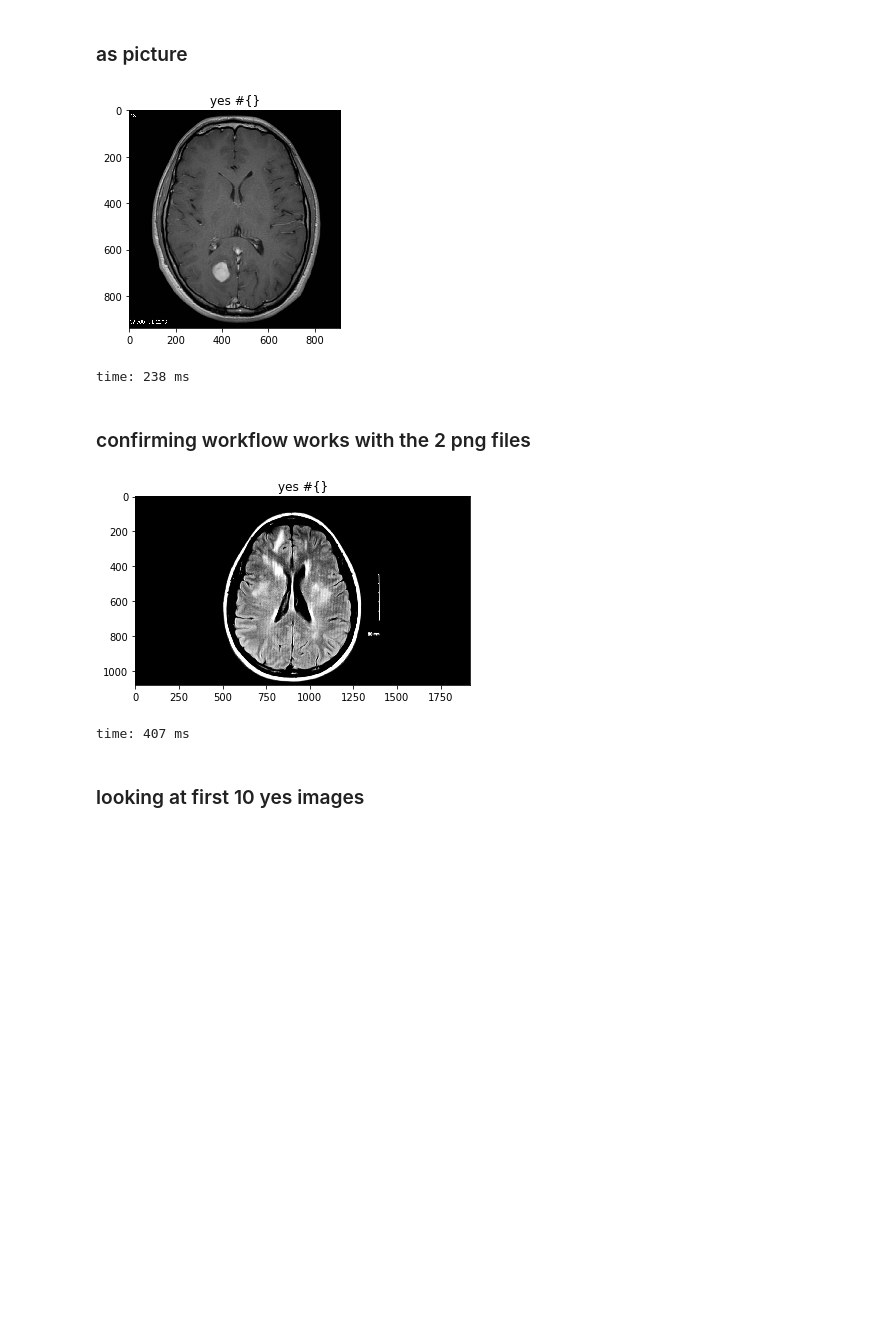
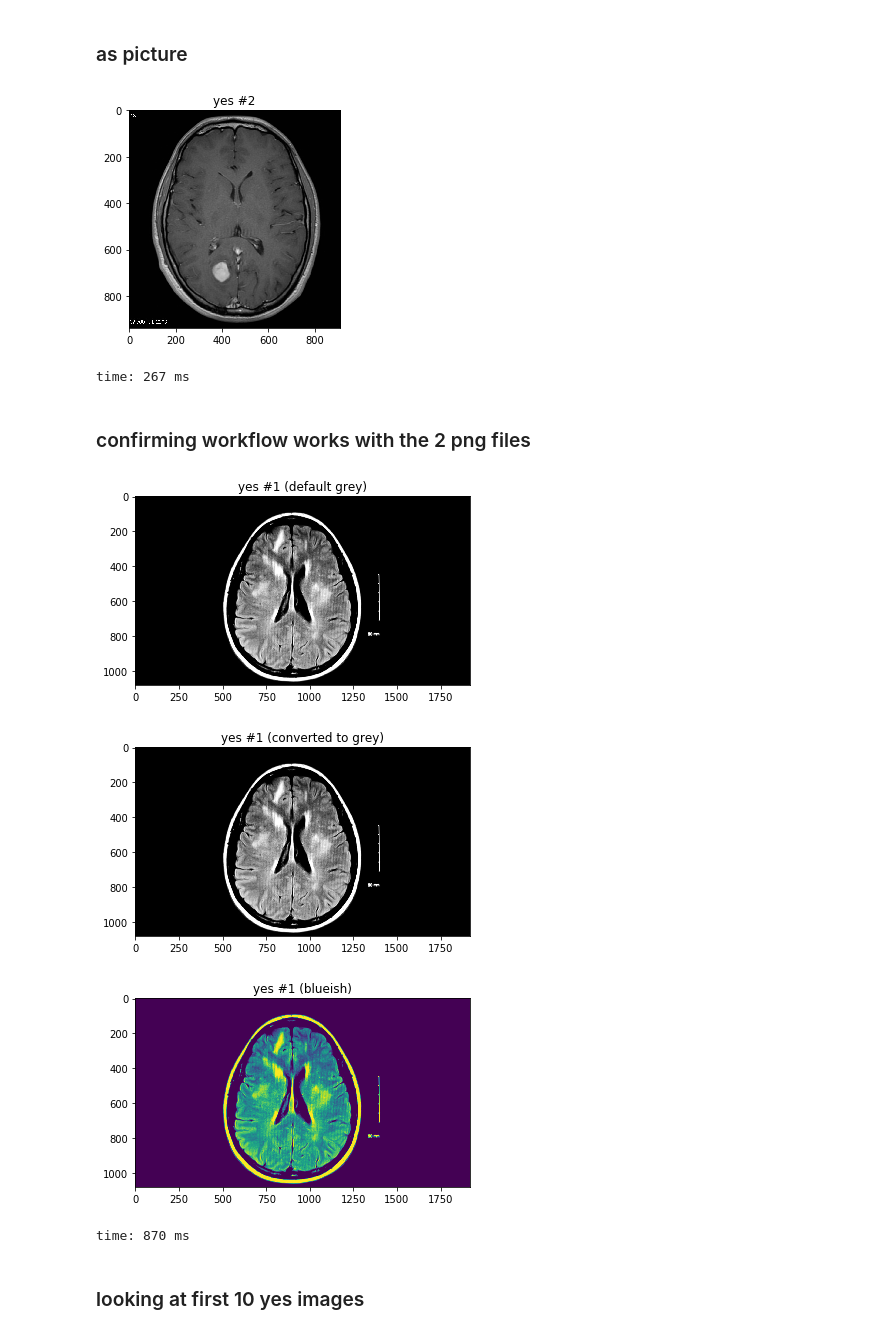
Before and after one commit to geickelb/dl_mri_project, a Jupyter notebook: notebooks/01-exploration.ipynb, the cells around one changed output. Saved outputs shown, nothing was run; the diff lists cells and outputs as text; code cells hidden in the pictures; blank space fills up the shorter version.

```diff
--- a/notebooks/01-exploration.ipynb
+++ b/notebooks/01-exploration.ipynb
@@ -83,33 +83,41 @@ time: 11 ms
 # %%
 #https://gist.github.com/mstfldmr/45d6e47bb661800b982c39d30215bc88  helpful in this
 img = cv2.imread(allyes[1])
-#gray = cv2.cvtColor(img, cv2.COLOR_BGR2GRAY) #this converted it to a blueish image, i didn't like it.
-RGB_im = cv2.cvtColor(img, cv2.COLOR_BGR2RGB)
 
-plt.imshow(RGB_im)
-plt.title('yes #{}')
+plt.imshow(img)
+plt.title('yes #2')
 plt.show()
 # %% [output]
-[figure, old version]
+[figure, new version]
-time: 238 ms
+time: 267 ms
 # %% [markdown]
 ### confirming workflow works with the 2 png files
 # %%
 #pngY=glob.glob(wd+"/data/raw/yes/"+'*.[pP][nN][gG]')
 pngN=glob.glob(wd+"/data/raw/no/"+'*.[pP][nN][gG]')
 
 cv2.imread(pngN[0],0)
 
 img = cv2.imread(pngN[0])
-#gray = cv2.cvtColor(img, cv2.COLOR_BGR2GRAY) #this converted it to a blueish image, i didn't like it.
-RGB_im = cv2.cvtColor(img, cv2.COLOR_BGR2RGB)
+gray = cv2.cvtColor(img, cv2.COLOR_BGR2GRAY) #this converted it to a blueish image, i didn't like it.
+RGB_im = cv2.cvtColor(img, cv2.COLOR_BGR2RGB)#this converted it to a greyscale image, seems unnecessary, cant tell difference.
+
+plt.imshow(img)
+plt.title('yes #1 (default grey)')
+plt.show()
 
 plt.imshow(RGB_im)
-plt.title('yes #{}')
+plt.title('yes #1 (converted to grey)')
 plt.show()
+
+plt.imshow(gray)
+plt.title('yes #1 (blueish)')
+plt.show()
 # %% [output]
-[figure, old version]
+[figure, new version]
+[figure, added]
+[figure, added]
-time: 407 ms
+time: 870 ms
 # %% [markdown]
 ### looking at first 10 yes images
 # %%
```
Also changed, not shown: parts of 12 cells of this notebook.
